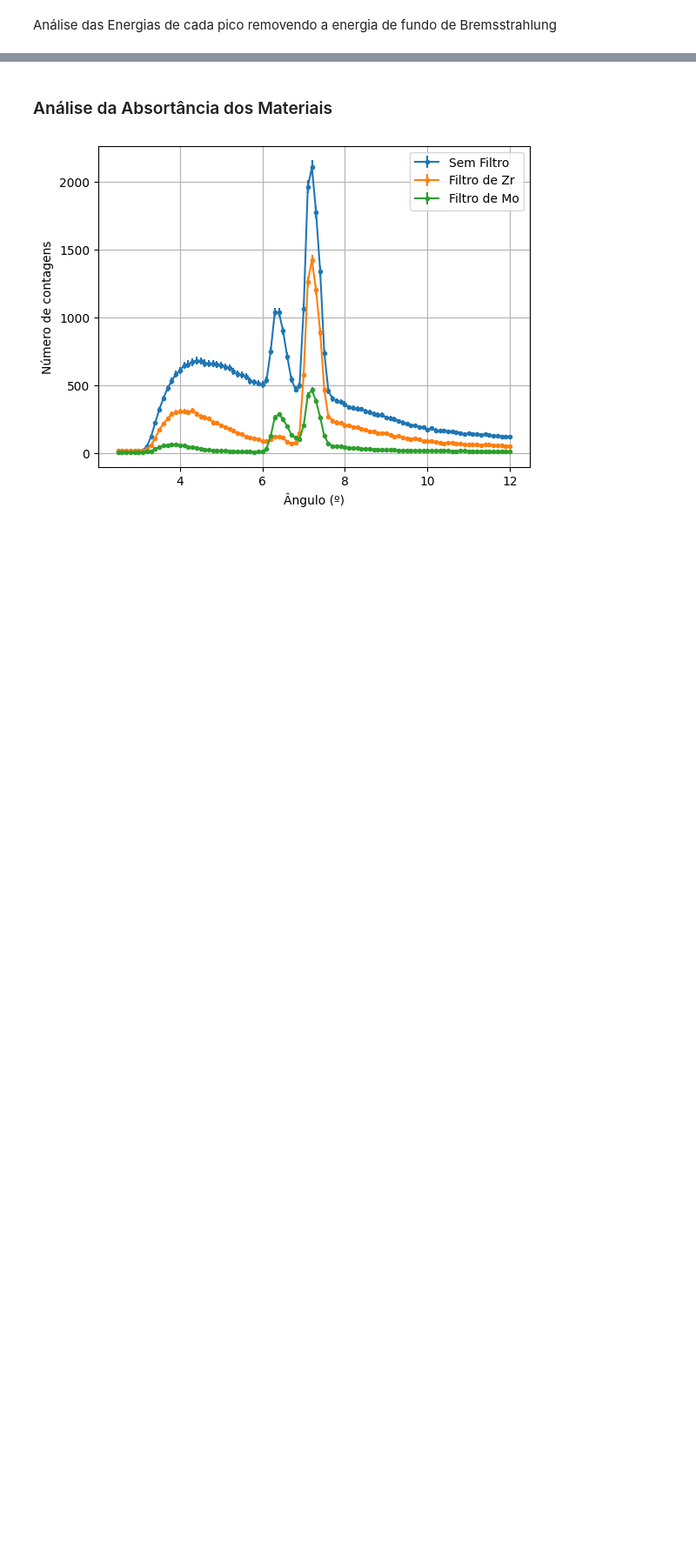
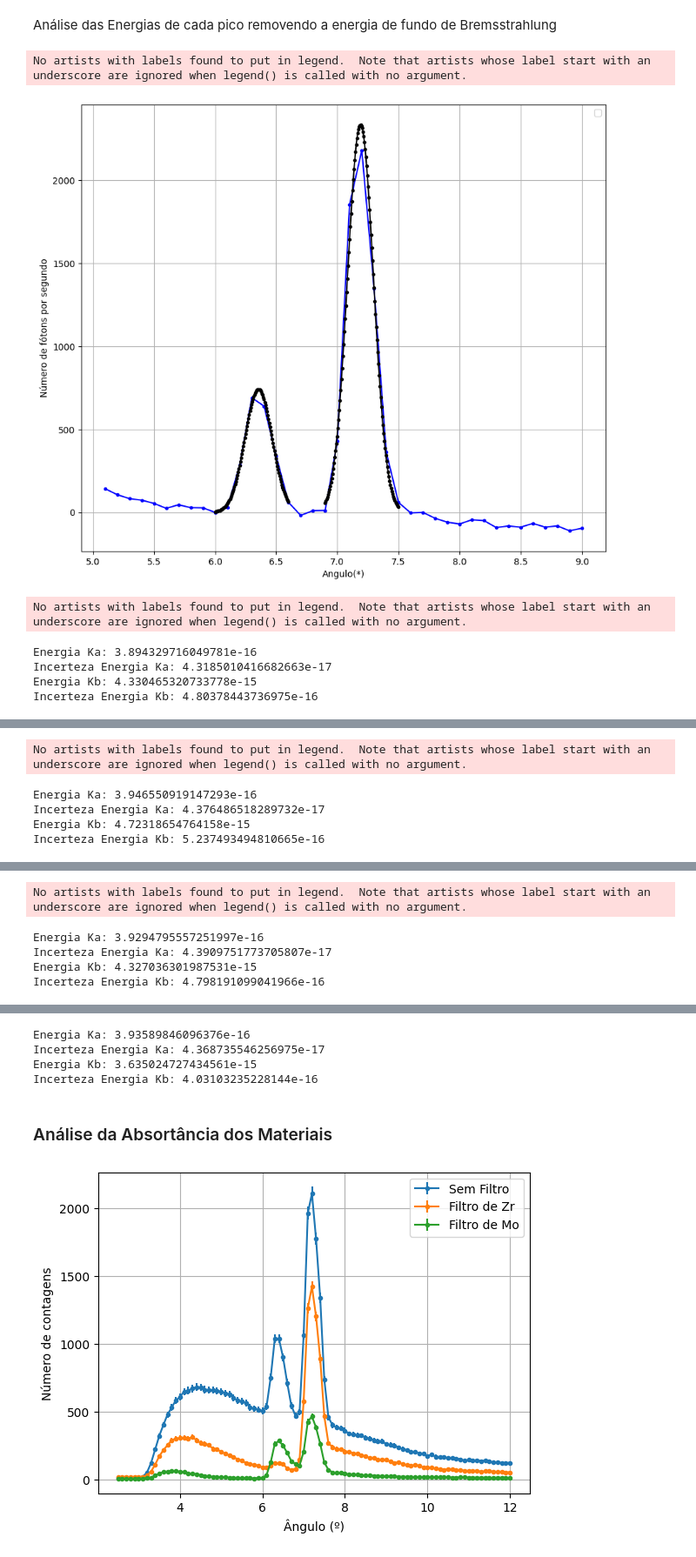
Before and after one commit to DanielDCSS/LabGlither, a Jupyter notebook: OpenLabEX2 VD (1).ipynb, the cells around one changed output, grey strips where cells are left out. Shown at 87% size. Drawn from its saved outputs; the diff is of its cells as text; code cells hidden in the pictures; blank space fills up the shorter version.

```diff
--- a/OpenLabEX2 VD (1).ipynb
+++ b/OpenLabEX2 VD (1).ipynb
@@ -456,10 +600,12 @@ def AnaliseEnergias(cor, voltagem, graf):
     ListaOrdenadasPico1 = [] #lista das ordenadas dos pontos proximos ao pico 1
     ListaAbsPico1 = [] #lista das abissiças dos pontos proximos ao pico 1
     Npico1 = 0 #Posição (ou indice) das coordenadas do pico 1 nas lista selecANG e selecNF
+    TaxasMedidasPico1 = []
+
 
     ListaOrdenadasPico2 = [] #lista das ordenadas dos pontos proximos ao pico 2
     ListaAbsPico2 = [] #lista das abissiças dos pontos proximos ao pico 2
-
+    TaxasMedidasPico2 = []
 
     selecANGtiraPico1 = copy.deepcopy(selecANG)
     selecNFtiraPico1 = copy.deepcopy(selecNF)
@@ -504,64 +650,75 @@ def AnaliseEnergias(cor, voltagem, graf):
         ListaOrdenadasPico1 = ListaOrdenadasPico1 + [selecNFTiraB[Npico1-3+i]]
         ListaAbsPico1 = ListaAbsPico1 + [selecANG[Npico1-3+i]]
         del selecNFtiraBtiraPico1[Npico1-3]
+        TaxasMedidasPico1 = TaxasMedidasPico1 + [selecNF[Npico1-3+i]/(selecNF[Npico1-3+i]*TempoMorto + 1)]
 
 
     for i in range(7):
         ListaOrdenadasPico2 = ListaOrdenadasPico2 + [selecNFtiraBtiraPico1[Npico2-3+i]]
         ListaAbsPico2 = ListaAbsPico2 + [selecANGtiraPico1[Npico2-3+i]]
-
+        TaxasMedidasPico2 = TaxasMedidasPico2 + [selecNF[Npico2-3+i]/(selecNF[Npico2-3+i]*TempoMorto + 1)]
 
     ListaSigmaOrdPico1 = []
     ListaSigmaOrdPico2 = []
 
     for i in range(len(ListaOrdenadasPico1)):
-        TaxaMedidaPico1 = ListaOrdenadasPico1[i]/(ListaOrdenadasPico1[i]*TempoMorto + 1)
         if len(ListaOrdenadasPico2)-1 > i > 0:
             dF1dx = (ListaOrdenadasPico1[i+1] - ListaOrdenadasPico1[i-1])/0.2
         elif i == 0:
             dF1dx = (ListaOrdenadasPico1[1] - selecNFTiraB[Npico1-4])/0.2
         else:
             dF2dx = (selecNFTiraB[Npico1+4] - ListaOrdenadasPico1[i-1])/0.2
-        ListaSigmaOrdPico1 = ListaSigmaOrdPico1 + [((TaxaMedidaPico1**(1/2)/(TaxaMedidaPico1*TempoMorto-1)**2)**2 + (SigmaTMorto*TaxaMedidaPico1**2/(TempoMorto*TaxaMedidaPico1-1)**2)**2 + (dF1dx*0.005)**2)**(1/2)]
+        ListaSigmaOrdPico1 = ListaSigmaOrdPico1 + [((TaxasMedidasPico1[i]**(1/2)/(TaxasMedidasPico1[i]*TempoMorto-1)**2)**2 + (SigmaTMorto*TaxasMedidasPico1[i]**2/(TempoMorto*TaxasMedidasPico1[i]-1)**2)**2 + (dF1dx*0.005)**2)**(1/2)]
 
     for i in range(len(ListaOrdenadasPico2)):
-        TaxaMedidaPico2 = ListaOrdenadasPico2[i]/(ListaOrdenadasPico2[i]*TempoMorto + 1)
         if len(ListaOrdenadasPico2)-1 > i > 0:
             dF2dx = (ListaOrdenadasPico2[i+1] - ListaOrdenadasPico2[i-1])/0.2
         elif i == 0:
             dF2dx = (ListaOrdenadasPico2[1] - selecNFTiraB[Npico2-4])/0.2
         else:
             dF2dx = (selecNFTiraB[Npico2+4] - ListaOrdenadasPico2[i-1])/0.2
-        ListaSigmaOrdPico2 = ListaSigmaOrdPico2 + [((TaxaMedidaPico2**(1/2)/(TaxaMedidaPico2*TempoMorto-1)**2)**2 + (SigmaTMorto*TaxaMedidaPico2**2/(TempoMorto*TaxaMedidaPico2-1)**2)**2 + (dF2dx*0.005)**2)**(1/2)]
+        ListaSigmaOrdPico2 = ListaSigmaOrdPico2 + [((TaxasMedidasPico2[i]**(1/2)/(TaxasMedidasPico2[i]*TempoMorto-1)**2)**2 + (SigmaTMorto*TaxasMedidasPico2[i]**2/(TempoMorto*TaxasMedidasPico2[i]-1)**2)**2 + (dF2dx*0.005)**2)**(1/2)]
+
+
+
+
 
 
     poptKa, pcovKa = curve_fit(gauss, ListaAbsPico1, ListaOrdenadasPico1, bounds=([0, ListaAbsPico1[1], 0, 0], [10, ListaAbsPico1[5], 3000, 300]), sigma=ListaSigmaOrdPico1, absolute_sigma=True) #a, b, N, c
-    poptKb, pcovKb = curve_fit(gauss, ListaAbsPico2, ListaOrdenadasPico2, bounds=([0, ListaAbsPico2[1], 0, 0], [10, ListaAbsPico2[5], 3000, 300]), sigma=ListaSigmaOrdPico2, absolute_sigma=True)
+    poptKb, pcovKb = curve_fit(gauss, ListaAbsPico2, ListaOrdenadasPico2, bounds=([0, ListaAbsPico2[1], 0, 0], [10, ListaAbsPico2[5], 10000, 1000]), sigma=ListaSigmaOrdPico2, absolute_sigma=True)
     rgBL = np.linspace(ListaAbsPico1[0], ListaAbsPico1[6], num = 100)
     rgBL2 = np.linspace(ListaAbsPico2[0], ListaAbsPico2[6], num = 100)
 
     plt.figure(figsize=(10.5, 9))
     plt.plot(selecANG, selecNFTiraB, marker='.', color=cor)
     plt.plot(rgBL, gauss(rgBL, *poptKa), marker = '.', color='black')
     plt.plot(rgBL2, gauss(rgBL2, *poptKb), marker = '.', color='black')
     plt.xlabel('Angulo(*)')
     plt.ylabel('Número de fótons por segundo')
     plt.grid()
     plt.legend()
     plt.show()
 
 
 
 
     c = 299792458
     d = 0.282e-9
 
     EnergiaKa = h*c/(2*d*math.sin(poptKa[1]))
     EnergiaKb = h*c/(2*d*math.sin(poptKb[1]))
     SigmaEnergiaKa = ((sigma_h*c/(2*d*math.sin(poptKa[1])))**2 + (pcovKa[1][1]**(1/2)*h*c/(2*d)*math.cos(poptKa[2])/(math.sin(poptKa[2]))**2)**2)**(1/2)
     SigmaEnergiaKb = ((sigma_h*c/(2*d*math.sin(poptKb[1])))**2 + (pcovKb[1][1]**(1/2)*h*c/(2*d)*math.cos(poptKb[2])/(math.sin(poptKb[2]))**2)**2)**(1/2)
     print('Energia Ka:', EnergiaKa,'\nIncerteza Energia Ka:',SigmaEnergiaKa,'\nEnergia Kb:',EnergiaKb,'\nIncerteza Energia Kb:',SigmaEnergiaKb)
 
 
-for j in range(0, 3):
+for j in range(0, 4):
     AnaliseEnergias(cor=cores[j], voltagem=voltagens[j], graf=grafs[j])
+# %% [output]
+No artists with labels found to put in legend.  Note that artists whose label start with an underscore are ignored when legend() is called with no argument.
+[figure, added]
+No artists with labels found to put in legend.  Note that artists whose label start with an underscore are ignored when legend() is called with no argument.
+Energia Ka: 3.894329716049781e-16
+Incerteza Energia Ka: 4.3185010416682663e-17
+Energia Kb: 4.330465320733778e-15
+Incerteza Energia Kb: 4.80378443736975e-16
@@ -567,0 +726,5 @@ for j in range(0, 3):
+No artists with labels found to put in legend.  Note that artists whose label start with an underscore are ignored when legend() is called with no argument.
+Energia Ka: 3.946550919147293e-16
+Incerteza Energia Ka: 4.376486518289732e-17
+Energia Kb: 4.72318654764158e-15
+Incerteza Energia Kb: 5.237493494810665e-16
@@ -567,0 +732,5 @@ for j in range(0, 3):
+No artists with labels found to put in legend.  Note that artists whose label start with an underscore are ignored when legend() is called with no argument.
+Energia Ka: 3.9294795557251997e-16
+Incerteza Energia Ka: 4.3909751773705807e-17
+Energia Kb: 4.327036301987531e-15
+Incerteza Energia Kb: 4.798191099041966e-16
@@ -568,3 +738,7 @@ for j in range(0, 3):
+Energia Ka: 3.93589846096376e-16
+Incerteza Energia Ka: 4.368735546256975e-17
+Energia Kb: 3.635024727434561e-15
+Incerteza Energia Kb: 4.03103235228144e-16
 # %% [markdown]
 ### Análise da Absortância dos Materiais
 # %%
```
Also changed, not shown: parts of 8 cells of this notebook.
